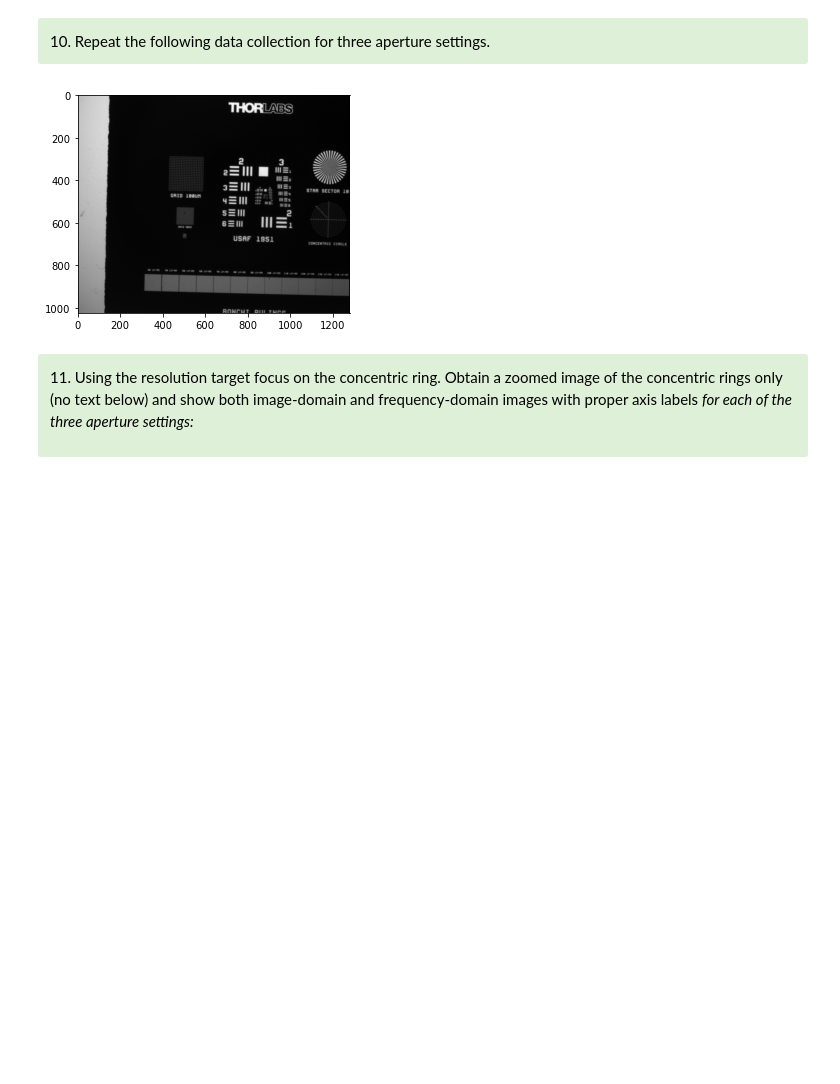
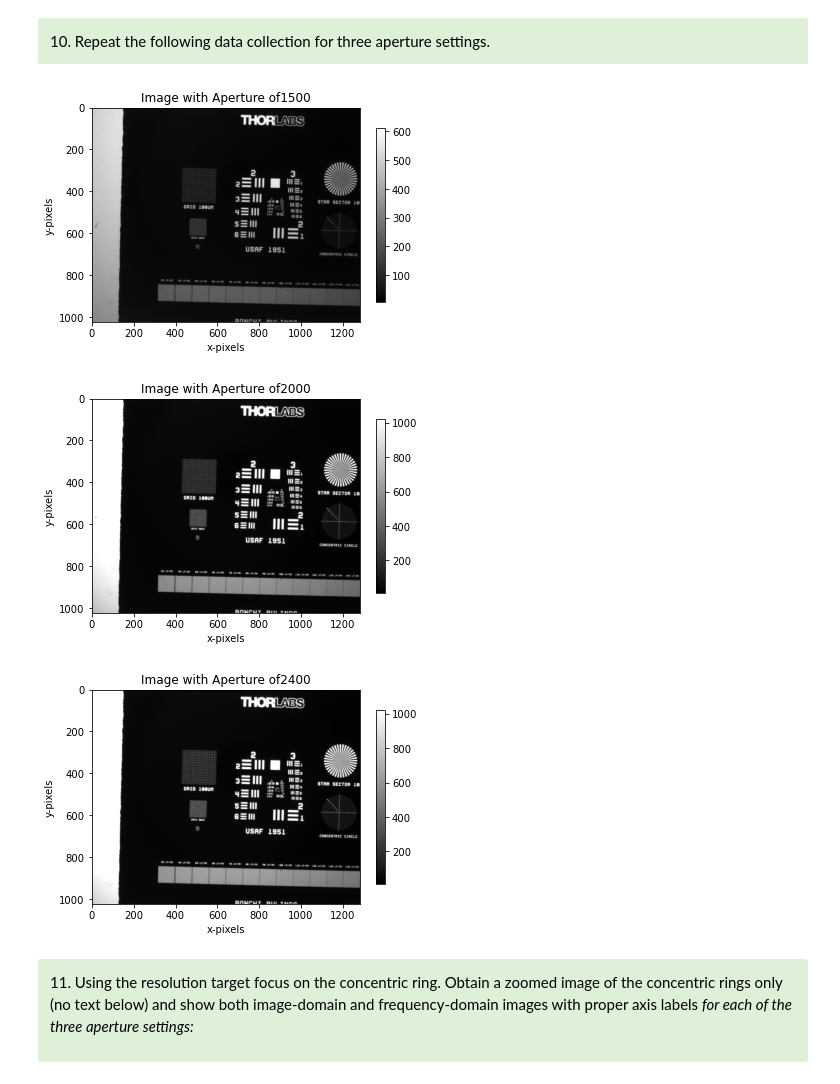
Before and after one commit to dishamishra/Labs_Imager, a Jupyter notebook: Lab2 Part2 (Clean).ipynb, the cells around one changed output. Drawn from its saved outputs; the diff is of its cells as text; code cells hidden in the pictures; blank space fills up the shorter version.

```diff
--- a/Lab2 Part2 (Clean).ipynb
+++ b/Lab2 Part2 (Clean).ipynb
@@ -394,14 +395,24 @@ ap_positions = [1500, 2000, 2400]
 mmpp = 12.66/1000 # mm per pixel
 fs = 79 # 1/mm
 # %%
+c.set_exposure(120)
+l.set_intensity(40)
+c.capture()
 for ap_pos in ap_positions:
     m.set_position(ap, ap_pos, blocking = True)
     c.capture()
     img = c.capture().copy()
-    plt.imshow(img, cmap='gray')
-    np.save("ApImg" + str(ap_pos), img[475:675,1050:1275])
+    plt. figure()
+    x = plt.imshow(img, cmap='gray')
+    plt.colorbar(x, shrink=0.8)
+    plt.title("Image with Aperture of" + str(ap_pos))
+    plt.xlabel("x-pixels")
+    plt.ylabel("y-pixels")
+    np.save("ApImgb" + str(ap_pos), img[475:675,1050:1275])
 # %% [output]
-[figure, old version]
+[figure, new version]
+[figure, added]
+[figure, added]
 # %% [markdown]
 <div class="alert alert-block alert-success">
 
```
Also changed, not shown: parts of 7 cells of this notebook, 3 other files.
